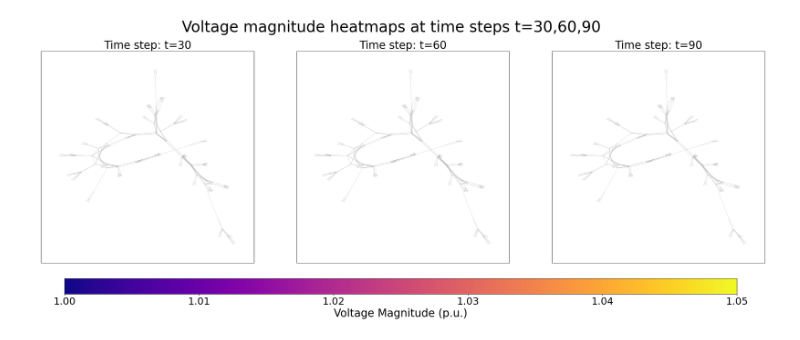
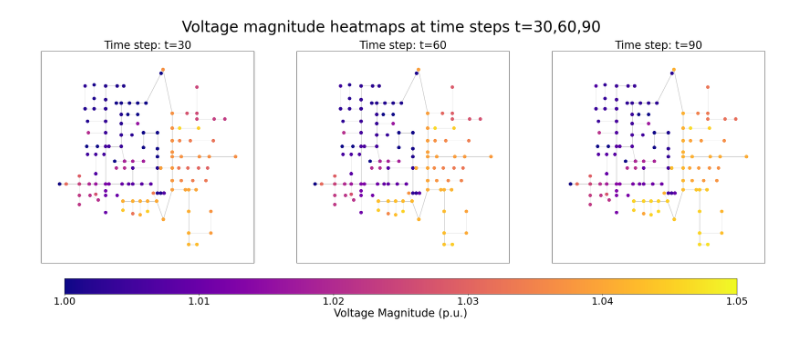
Before and after one commit to pnnl/oedisi_dopf, a Jupyter notebook: post_process/post_process.ipynb, the cells around one changed output. Cells and saved outputs as stored; diff of their text form; code cells hidden in the pictures.

Commit message:
code for voltage tree

```diff
--- a/post_process/post_process.ipynb
+++ b/post_process/post_process.ipynb
@@ -410,23 +0,0 @@ fig.savefig(os.path.join(directory, "network_ieee123.png"), bbox_inches='tight')
-# %%
-import pyarrow.feather as feather
-
-directory = "../outputs/small"
-# get topology data
-with open(os.path.join(directory, "topology.json")) as f:
-    topology = Topology.parse_obj(json.load(f))
-
-
-# get voltage data
-voltage_real = feather.read_feather(
-    os.path.join(directory, "voltage_real.feather")
-)
-voltage_imag = feather.read_feather(
-    os.path.join(directory, "voltage_imag.feather")
-)
-true_voltages = np.abs(voltage_real.drop("time", axis=1) + 1j * voltage_imag.drop("time", axis=1))
-
-time = [30,60,90]
-fig = plot_network(topology, true_voltages, time=time, node_size=2000)
-fig.savefig(os.path.join(directory, "network_small.png"), bbox_inches='tight')
-# %% [output]
-[figure, removed]
@@ -470,0 +1,25 @@ fig.savefig(os.path.join(directory, "network_medium.png"), bbox_inches='tight')
+# %%
+
+import os
+import plotter
+
+directory = "../outputs/ieee123"
+topology_filepath = os.path.join(directory, "topology.json")
+buscoord_filepath = os.path.join(directory, "BusCoords.dat")
+real_voltage_filepath = os.path.join(directory, "voltage_real.feather")
+imag_voltage_filepath = os.path.join(directory, "voltage_imag.feather")
+
+
+time = [30,60,90]
+fig_filename = os.path.join(directory, "network_ieee123.png")
+plotter.plot_network(
+    topology_filepath,
+    buscoord_filepath,
+    real_voltage_filepath,
+    imag_voltage_filepath,
+    root_node='150R',
+    time=time, node_size=50,
+    show=True, to_file=fig_filename
+    )
+# %% [output]
+[figure, added]
```
Also changed, not shown: parts of 11 cells of this notebook, 6 other files.
